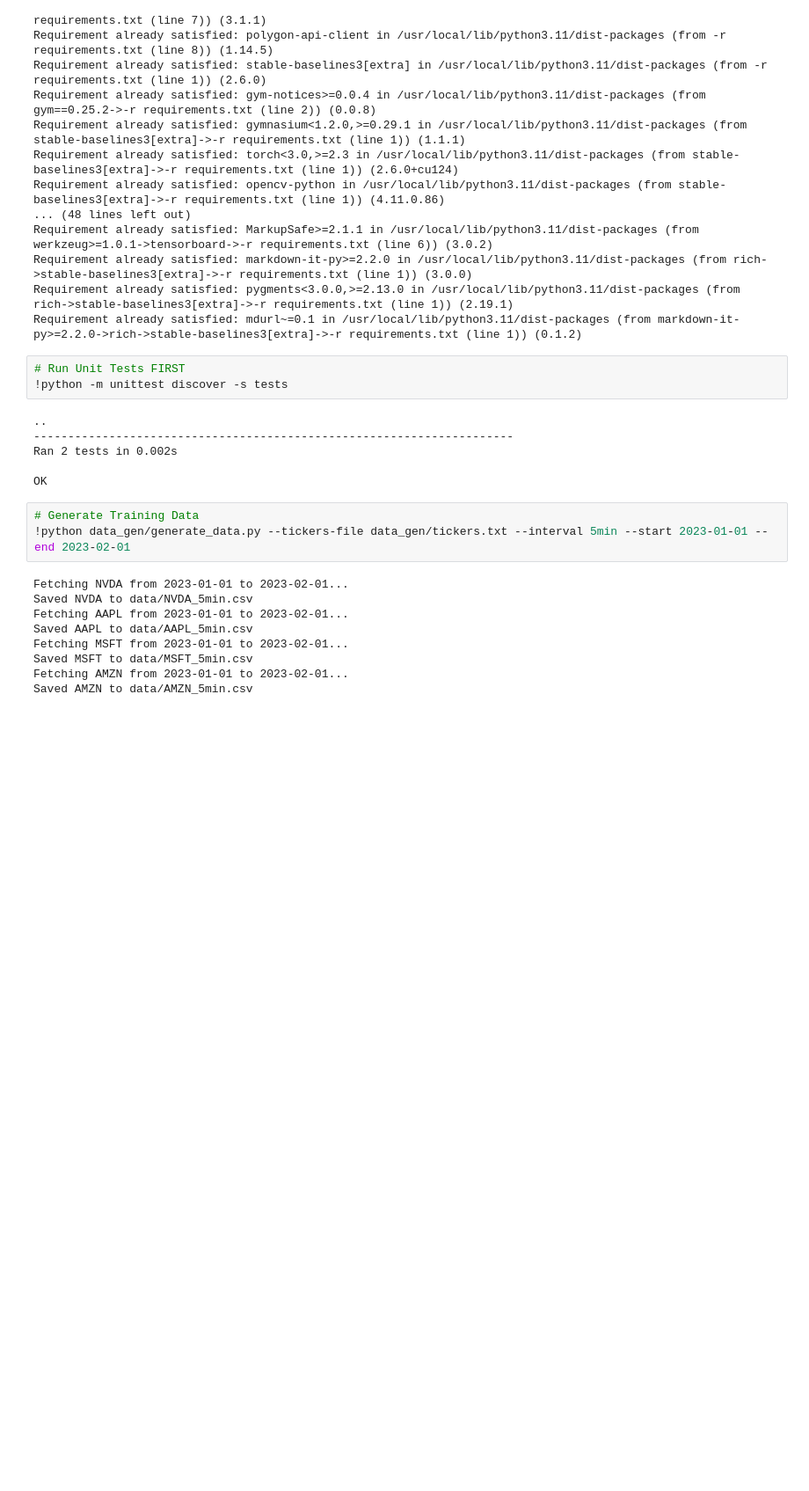
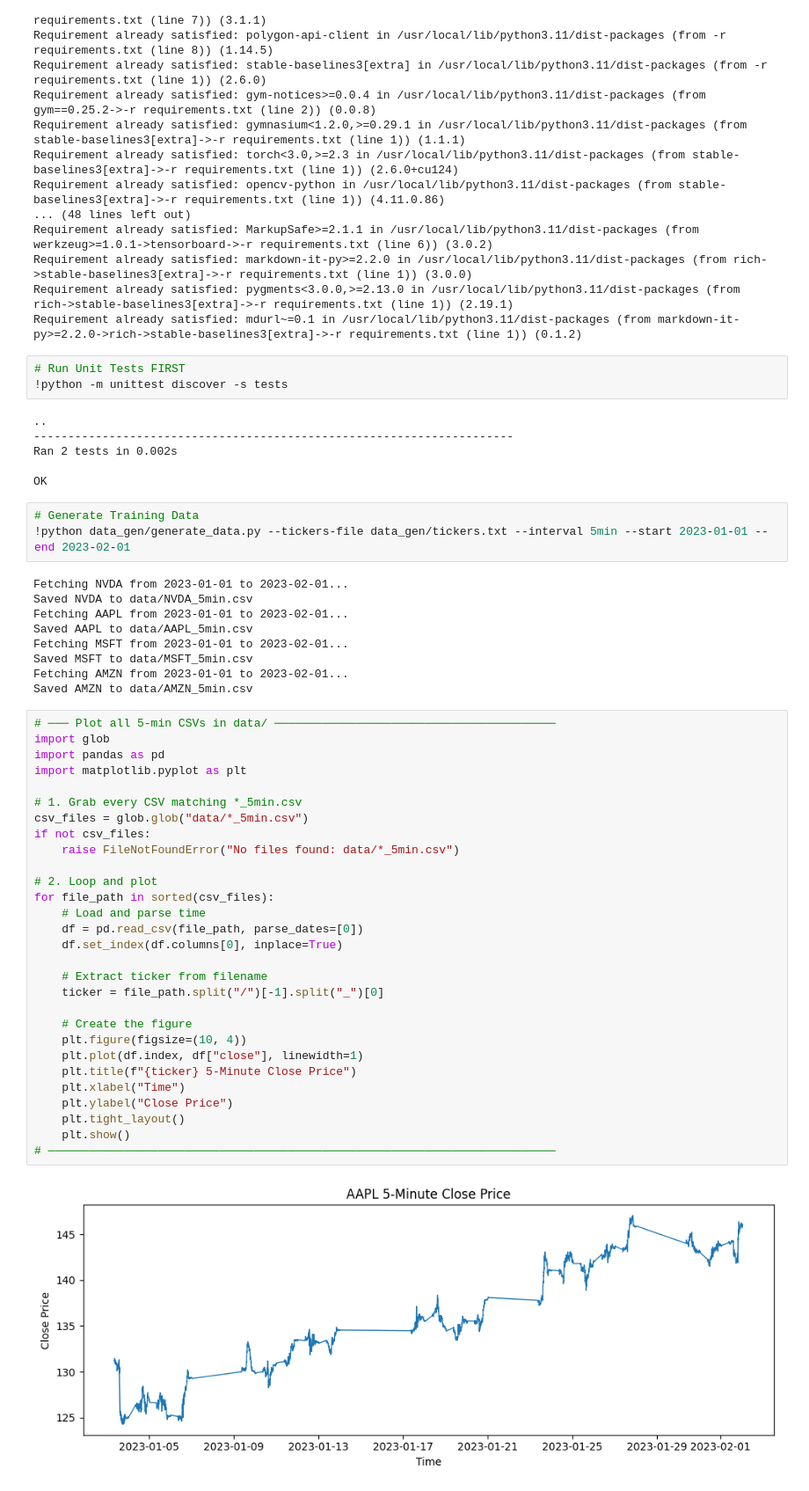
Before and after one commit to limtengyeow/AI, a Jupyter notebook: notebooks/main.ipynb, the cells around one changed output. Shown at 88% size. Drawn from its saved outputs; the diff is of its cells as text; blank space fills up the shorter version.

Commit message:
add a plot in the notebook

```diff
--- a/notebooks/main.ipynb
+++ b/notebooks/main.ipynb
@@ -88,3 +85,34 @@ Fetching MSFT from 2023-01-01 to 2023-02-01...
 Saved MSFT to data/MSFT_5min.csv
 Fetching AMZN from 2023-01-01 to 2023-02-01...
 Saved AMZN to data/AMZN_5min.csv
+# %%
+# ─── Plot all 5-min CSVs in data/ ─────────────────────────────────────────
+import glob
+import pandas as pd
+import matplotlib.pyplot as plt
+
+# 1. Grab every CSV matching *_5min.csv
+csv_files = glob.glob("data/*_5min.csv")
+if not csv_files:
+    raise FileNotFoundError("No files found: data/*_5min.csv")
+
+# 2. Loop and plot
+for file_path in sorted(csv_files):
+    # Load and parse time
+    df = pd.read_csv(file_path, parse_dates=[0])
+    df.set_index(df.columns[0], inplace=True)
+
+    # Extract ticker from filename
+    ticker = file_path.split("/")[-1].split("_")[0]
+
+    # Create the figure
+    plt.figure(figsize=(10, 4))
+    plt.plot(df.index, df["close"], linewidth=1)
+    plt.title(f"{ticker} 5-Minute Close Price")
+    plt.xlabel("Time")
+    plt.ylabel("Close Price")
+    plt.tight_layout()
+    plt.show()
+# ──────────────────────────────────────────────────────────────────────────
+# %% [output]
+[figure, added]
```
Also changed, not shown: parts of 2 cells of this notebook.
